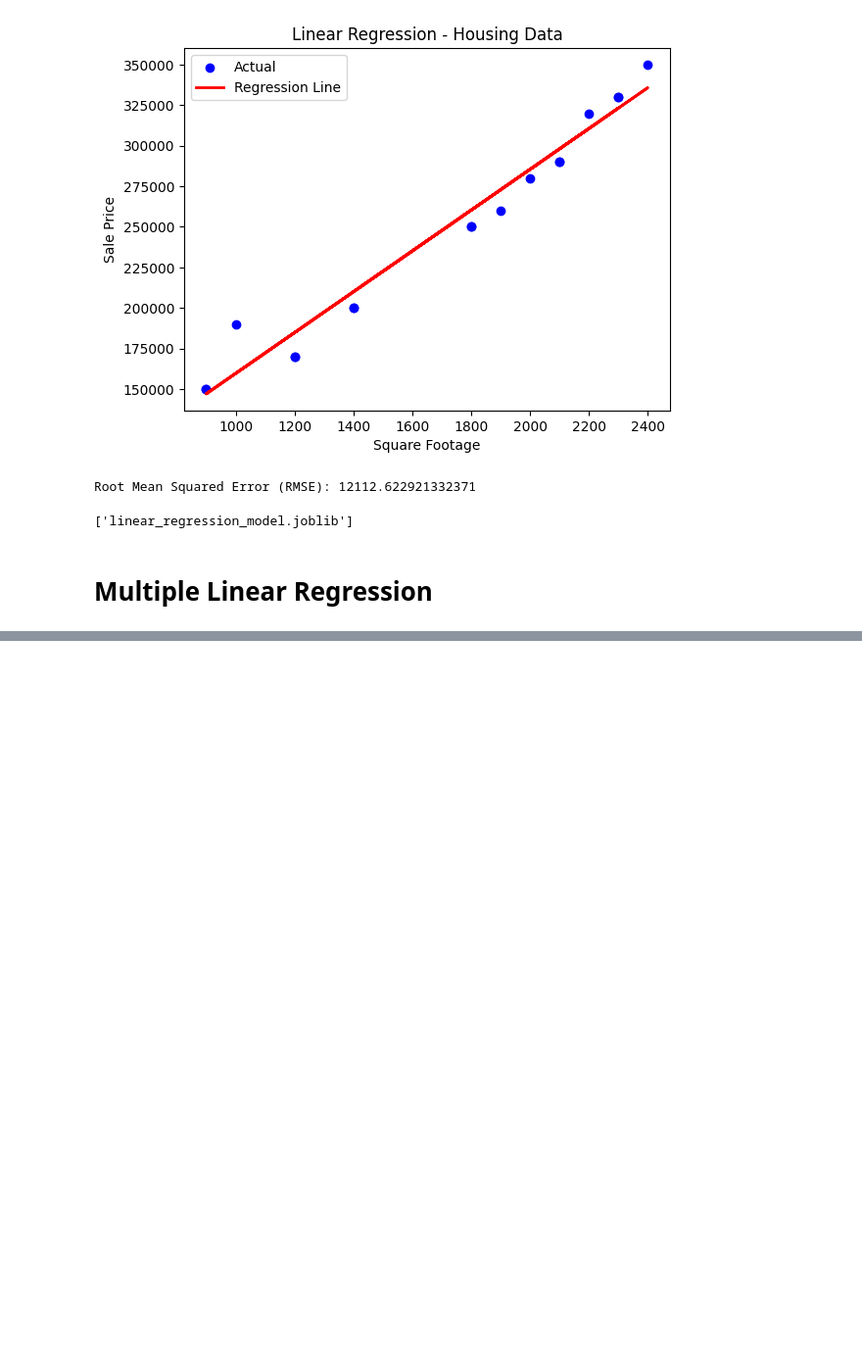
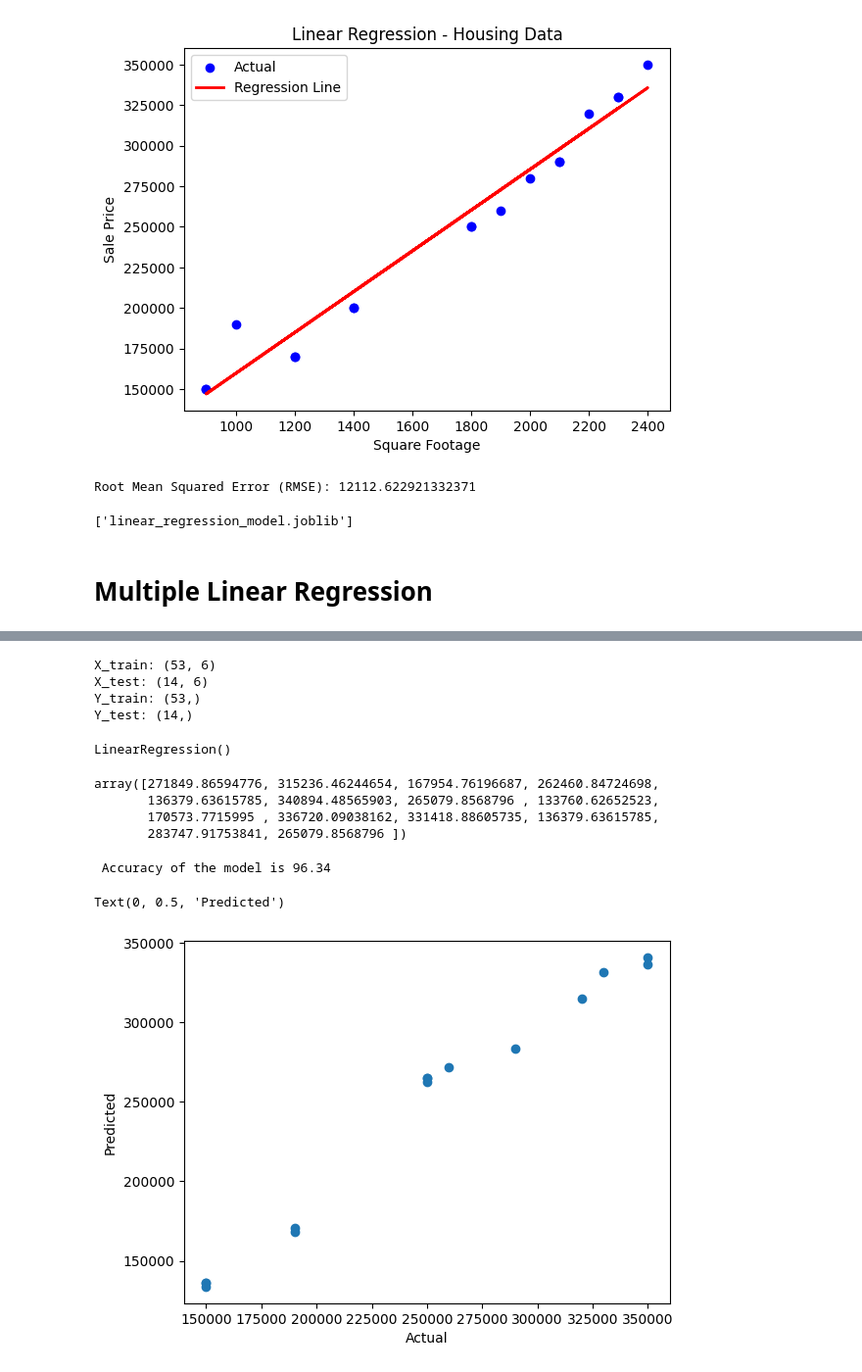
Before and after one commit to ambitama-poddar/EPayLater_assignment, a Jupyter notebook: Task1/housing_data.ipynb, the cells around one changed output, grey strips where cells are left out. Shown at 98% size. Saved outputs shown, nothing was run; the diff lists cells and outputs as text; code cells hidden in the pictures; blank space fills up the shorter version.

Commit message:
Multiple Linear Regression

```diff
--- a/Task1/housing_data.ipynb
+++ b/Task1/housing_data.ipynb
@@ -114,3 +123,44 @@ KeyError: "['Bathrooms', 'SquareFootage', 'Location'] not in index"
+# %%
+col_trans = make_column_transformer(
+    (OneHotEncoder(handle_unknown="ignore"), [" Location"]),remainder="passthrough"
+)
+
+# Transform the data
+x = col_trans.fit_transform(data.drop(" SalePrice", axis=1))
+# %%
+x_train, x_test, y_train, y_test = train_test_split(x, y, test_size=0.2,random_state=0)
+print("X_train:", x_train.shape)
+print("X_test:", x_test.shape)
+print("Y_train:", y_train.shape)
+print("Y_test:", y_test.shape)
+# %% [output]
+X_train: (53, 6)
+X_test: (14, 6)
+Y_train: (53,)
+Y_test: (14,)
 # %%
 # Build a multiple linear regression model
 model = LinearRegression()
+model.fit(x_train, y_train)
+# %% [output]
+LinearRegression()
+# %%
+y_pred = model.predict(x_test)
+y_pred
+# %% [output]
+array([271849.86594776, 315236.46244654, 167954.76196687, 262460.84724698,
+       136379.63615785, 340894.48565903, 265079.8568796 , 133760.62652523,
+       170573.7715995 , 336720.09038162, 331418.88605735, 136379.63615785,
+       283747.91753841, 265079.8568796 ])
+# %%
+Accuracy = r2_score(y_test, y_pred) * 100
+print(" Accuracy of the model is %.2f" % Accuracy)
+# %% [output]
+ Accuracy of the model is 96.34
+# %%
+plt.scatter(y_test, y_pred)
+plt.xlabel("Actual")
+plt.ylabel("Predicted")
+# %% [output]
+Text(0, 0.5, 'Predicted')
+[figure, added]
```
Also changed, not shown: parts of 11 cells of this notebook.
